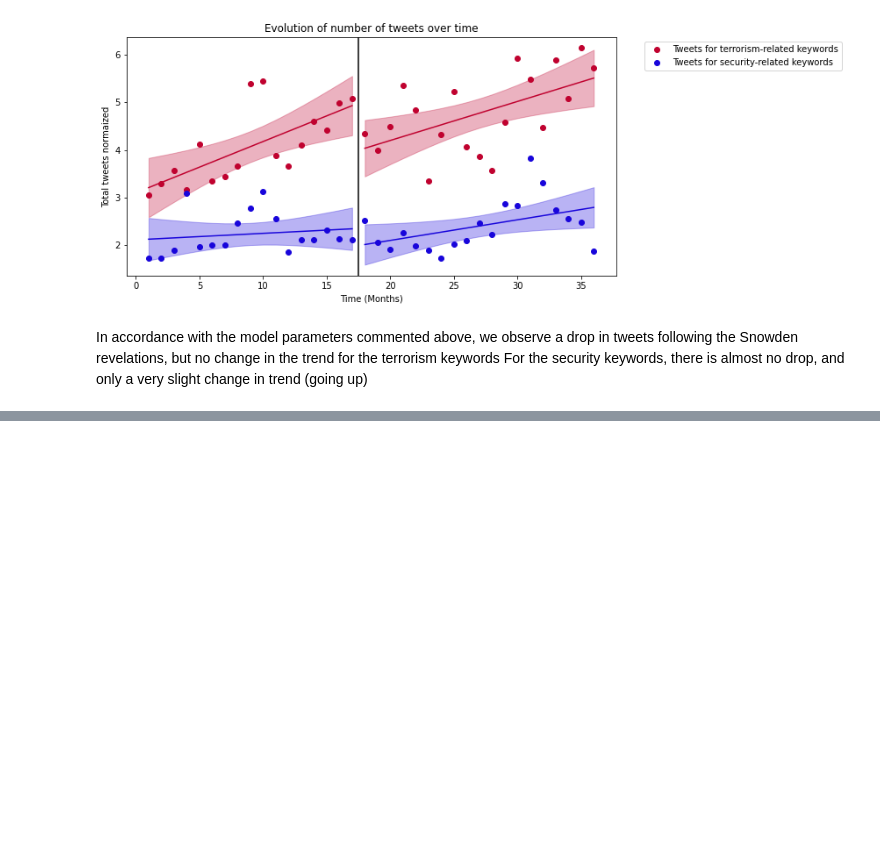
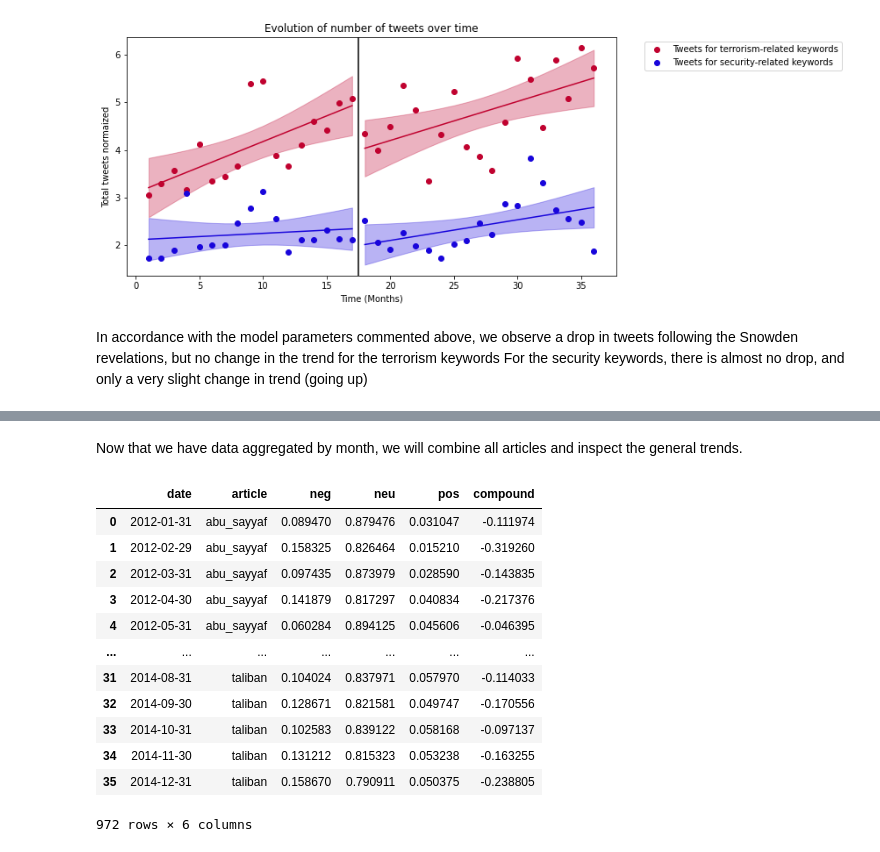
Before and after one commit to JulienVig/CS-401-Tweet-Analysis, a Jupyter notebook: tweet_analysis.ipynb, the cells around one changed output, grey strips where cells are left out. Drawn from its saved outputs; the diff is of its cells as text; code cells hidden in the pictures; blank space fills up the shorter version.

```diff
--- a/tweet_analysis.ipynb
+++ b/tweet_analysis.ipynb
@@ -337,0 +400,2 @@ For the security keywords, there is almost no drop, and only a very slight chang
+# %% [markdown]
+Now that we have data aggregated by month, we will combine all articles and inspect the general trends.
@@ -337,0 +407,16 @@ For the security keywords, there is almost no drop, and only a very slight chang
+# %%
+terrorism_article
+# %% [output]
+|  | date | article | neg | neu | pos | compound |
+| 0 | 2012-01-31 | abu_sayyaf | 0.089470 | 0.879476 | 0.031047 | -0.111974 |
+| 1 | 2012-02-29 | abu_sayyaf | 0.158325 | 0.826464 | 0.015210 | -0.319260 |
+| 2 | 2012-03-31 | abu_sayyaf | 0.097435 | 0.873979 | 0.028590 | -0.143835 |
+| 3 | 2012-04-30 | abu_sayyaf | 0.141879 | 0.817297 | 0.040834 | -0.217376 |
+| 4 | 2012-05-31 | abu_sayyaf | 0.060284 | 0.894125 | 0.045606 | -0.046395 |
+| ... | ... | ... | ... | ... | ... | ... |
+| 31 | 2014-08-31 | taliban | 0.104024 | 0.837971 | 0.057970 | -0.114033 |
+| 32 | 2014-09-30 | taliban | 0.128671 | 0.821581 | 0.049747 | -0.170556 |
+| 33 | 2014-10-31 | taliban | 0.102583 | 0.839122 | 0.058168 | -0.097137 |
+| 34 | 2014-11-30 | taliban | 0.131212 | 0.815323 | 0.053238 | -0.163255 |
+| 35 | 2014-12-31 | taliban | 0.158670 | 0.790911 | 0.050375 | -0.238805 |
+972 rows × 6 columns
```
Also changed, not shown: parts of 22 cells of this notebook, 2 other files.
